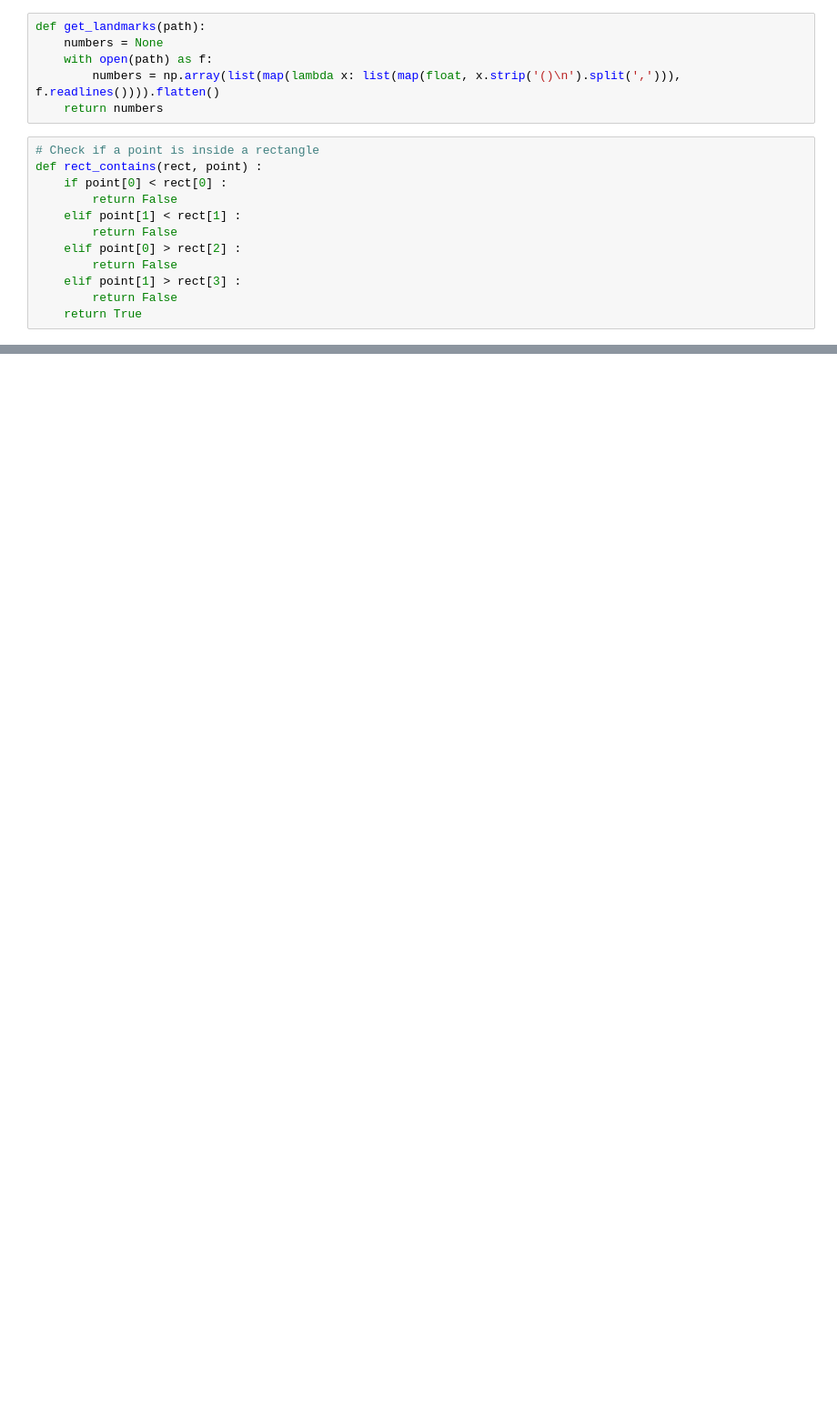
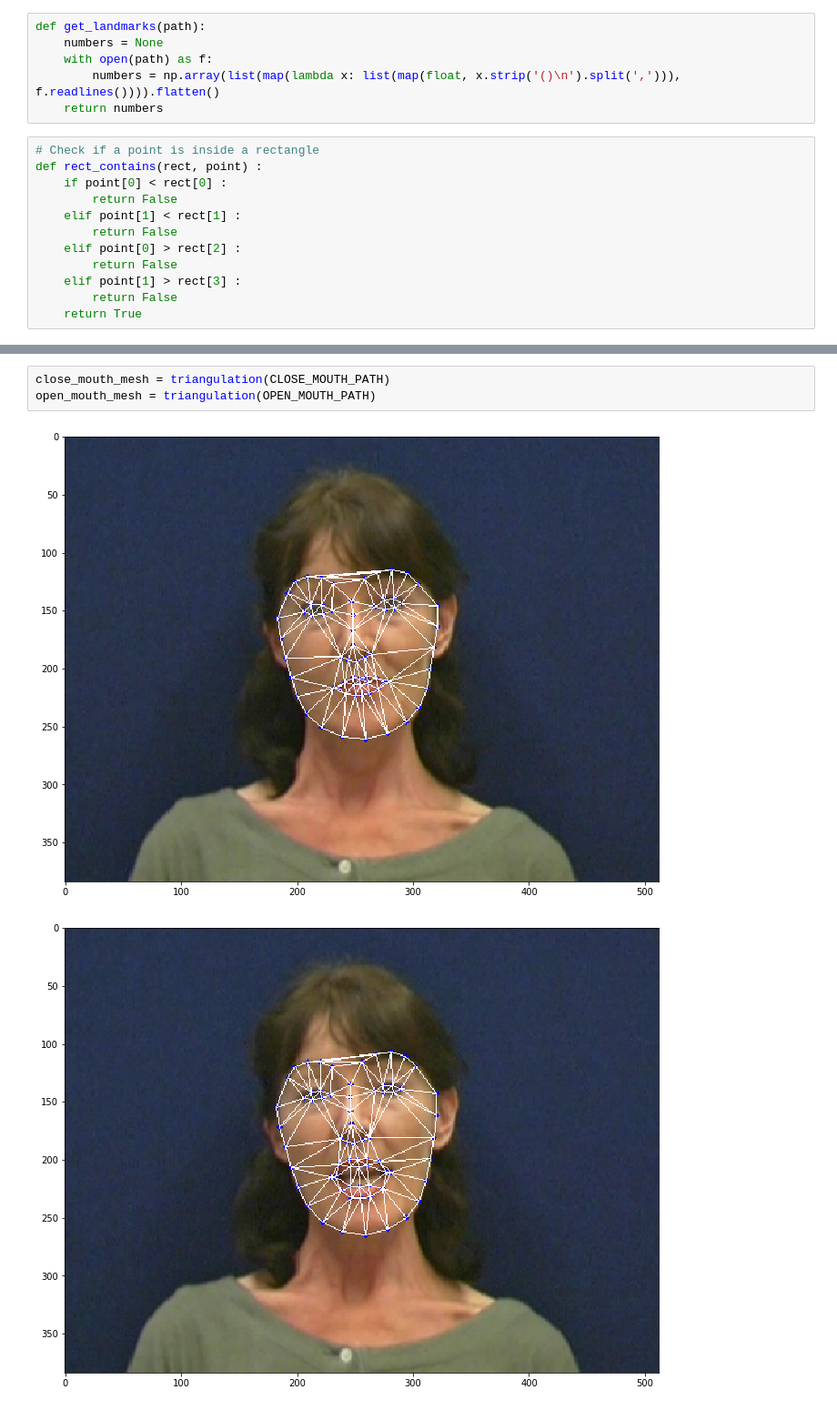
Before and after one commit to chukidadiz/AAM.py, a Jupyter notebook: AAM.ipynb, the cells around one changed output, grey strips where cells are left out. Shown at 91% size. Cells and saved outputs as stored; diff of their text form; blank space fills up the shorter version.

```diff
--- a/AAM.ipynb
+++ b/AAM.ipynb
@@ -51,0 +77,6 @@ plt.show()
+# %%
+close_mouth_mesh = triangulation(CLOSE_MOUTH_PATH)
+open_mouth_mesh = triangulation(OPEN_MOUTH_PATH)
+# %% [output]
+[figure, added]
+[figure, added]
```
Also changed, not shown: parts of 9 cells of this notebook.
